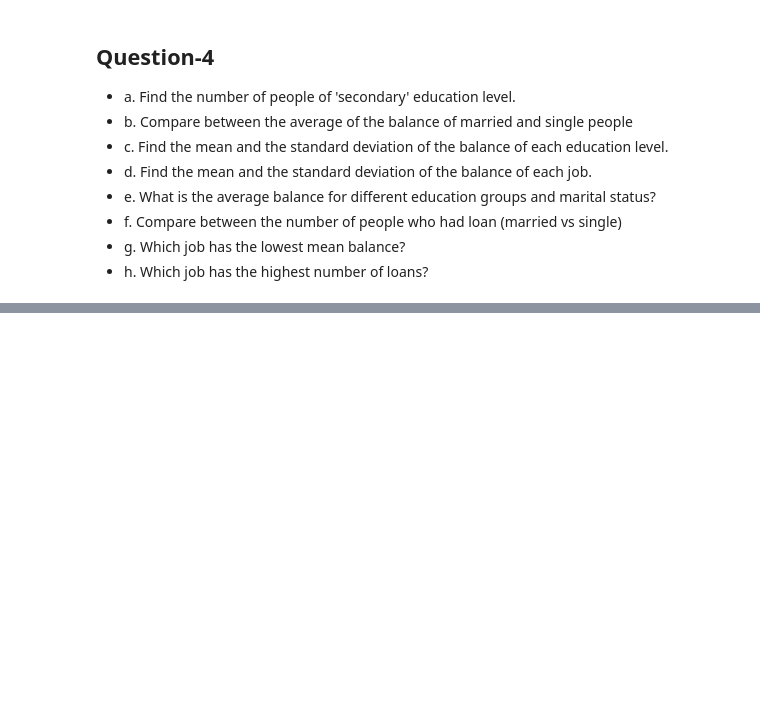
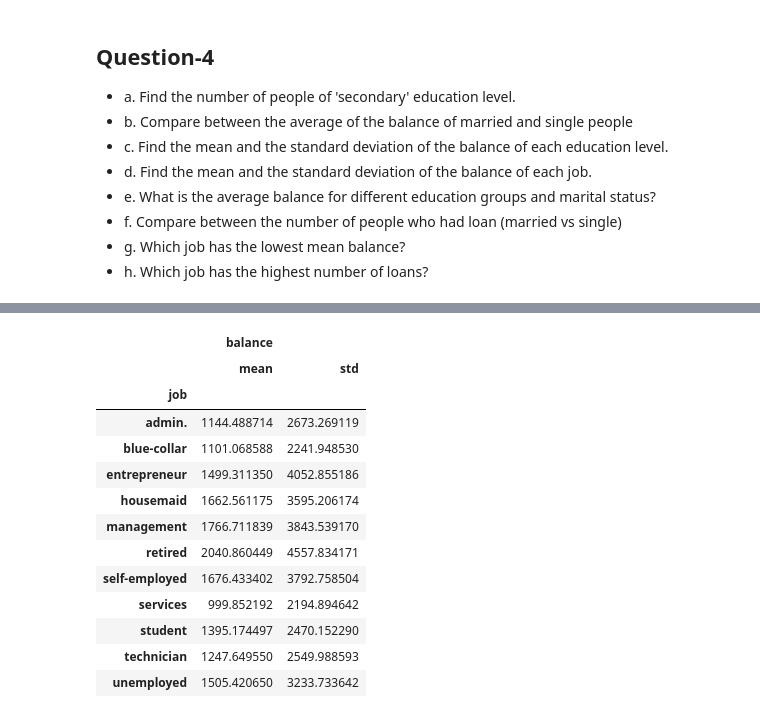
Before and after one commit to gkbichara/Programming-Tools, a Jupyter notebook: Assignment4/Assignment04.ipynb, the cells around one changed output, grey strips where cells are left out. Saved outputs shown, nothing was run; the diff lists cells and outputs as text; code cells hidden in the pictures; blank space fills up the shorter version.

```diff
--- a/Assignment4/Assignment04.ipynb
+++ b/Assignment4/Assignment04.ipynb
@@ -108,4 +182,21 @@ Max: 102127 Min: -8019 Mean: 1362.2720576850766
 # %%
 #### (d) Your code here
+
+df[['job', 'balance']].groupby('job').agg(['mean', 'std'])
+# %% [output]
+|  | balance |  |
+|  | mean | std |
+| job |  |  |
+| admin. | 1144.488714 | 2673.269119 |
+| blue-collar | 1101.068588 | 2241.948530 |
+| entrepreneur | 1499.311350 | 4052.855186 |
+| housemaid | 1662.561175 | 3595.206174 |
+| management | 1766.711839 | 3843.539170 |
+| retired | 2040.860449 | 4557.834171 |
+| self-employed | 1676.433402 | 3792.758504 |
+| services | 999.852192 | 2194.894642 |
+| student | 1395.174497 | 2470.152290 |
+| technician | 1247.649550 | 2549.988593 |
+| unemployed | 1505.420650 | 3233.733642 |
 # %%
 #### (e) Your code here
```
Also changed, not shown: parts of 13 cells of this notebook.
